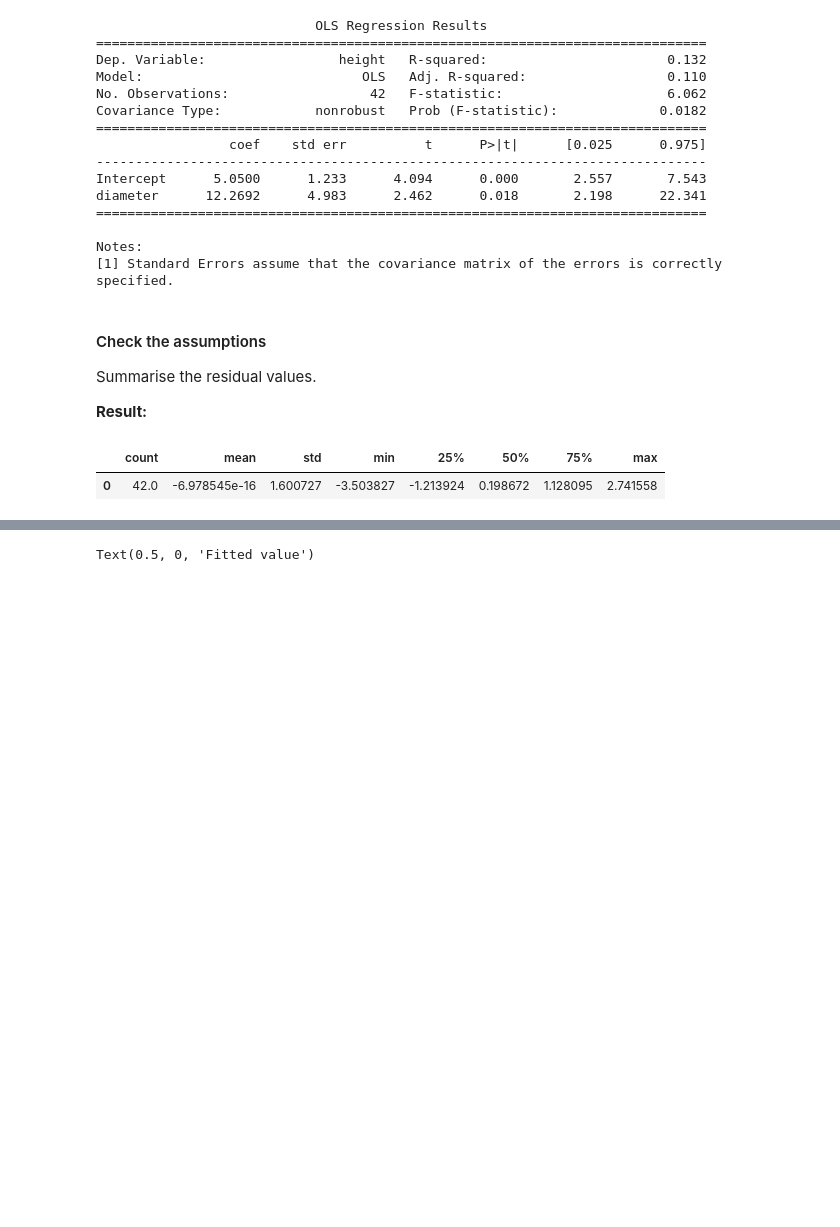
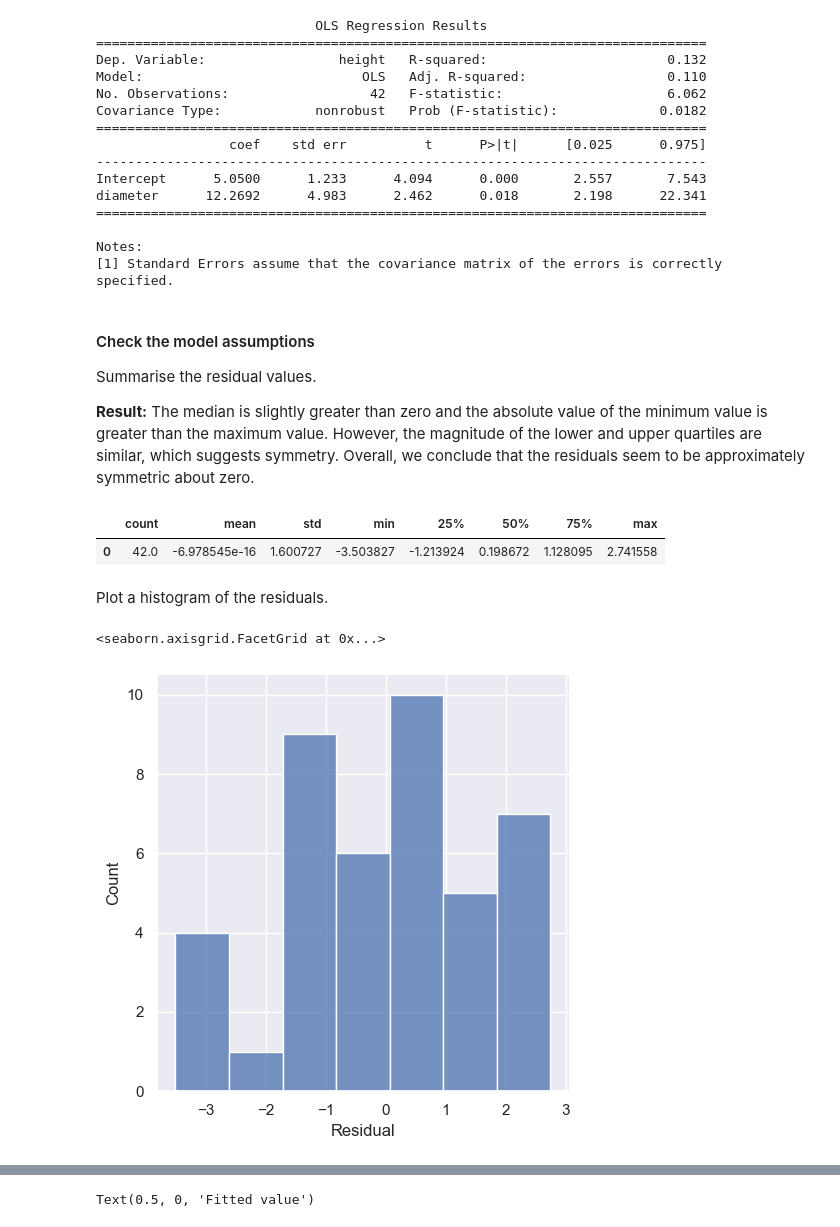
Before and after one commit to ljk233/Cookbook, a Jupyter notebook: Decks/d01_simple_linregress.ipynb, the cells around one changed output, grey strips where cells are left out. Cells and saved outputs as stored; diff of their text form; code cells hidden in the pictures; blank space fills up the shorter version.

```diff
--- a/Decks/d01_simple_linregress.ipynb
+++ b/Decks/d01_simple_linregress.ipynb
@@ -166,16 +197,26 @@ diameter      12.2692      4.983      2.462      0.018       2.198      22.341
 Notes:
 [1] Standard Errors assume that the covariance matrix of the errors is correctly specified.
 # %% [markdown]
-#### Check the assumptions
+#### Check the model assumptions
 
 Summarise the residual values.
 
 **Result:**
+The median is slightly greater than zero and the absolute value of the minimum value is greater than the maximum value.
+However, the magnitude of the lower and upper quartiles are similar, which suggests symmetry.
+Overall, we conclude that the residuals seem to be approximately symmetric about zero.
 # %%
 result.resid.describe().to_frame().T
 # %% [output]
 |  | count | mean | std | min | 25% | 50% | 75% | max |
 | 0 | 42.0 | -6.978545e-16 | 1.600727 | -3.503827 | -1.213924 | 0.198672 | 1.128095 | 2.741558 |
+# %% [markdown]
+Plot a histogram of the residuals.
+# %%
+result.resid.rename("Residual").to_frame().pipe(sns.displot, x="Residual")
+# %% [output]
+<seaborn.axisgrid.FacetGrid at 0x...>
+[figure, added]
 # %% [markdown]
 Plot a residual plot of residual against fitted value and normal probability plot of the residuals.
 
```
Also changed, not shown: parts of 18 cells of this notebook.
